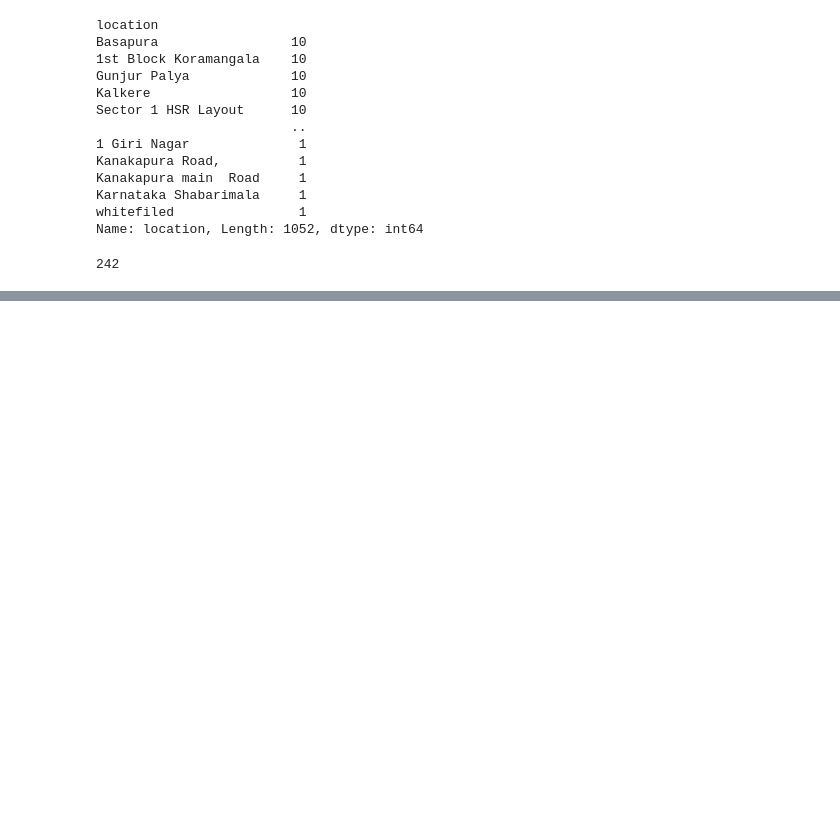
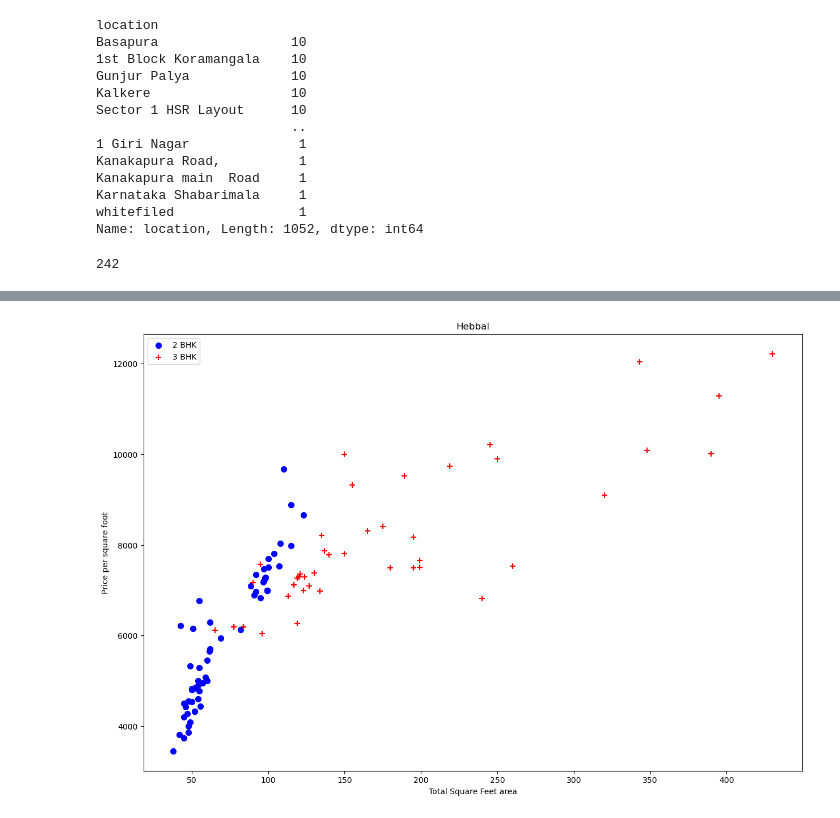
Before and after one commit to pranavpratheekmalleboyina/Real-estate-Price-prediction-ML-project, a Jupyter notebook: RealEstateProject.ipynb, the cells around one changed output, grey strips where cells are left out. Saved outputs shown, nothing was run; the diff lists cells and outputs as text; code cells hidden in the pictures; blank space fills up the shorter version.

```diff
--- a/RealEstateProject.ipynb
+++ b/RealEstateProject.ipynb
@@ -255,0 +327,4 @@ len(df5.location.unique())
+# %%
+plot_scatter_chart(df8,"Hebbal")
+# %% [output]
+[figure, added]
```
Also changed, not shown: parts of 12 cells of this notebook.
